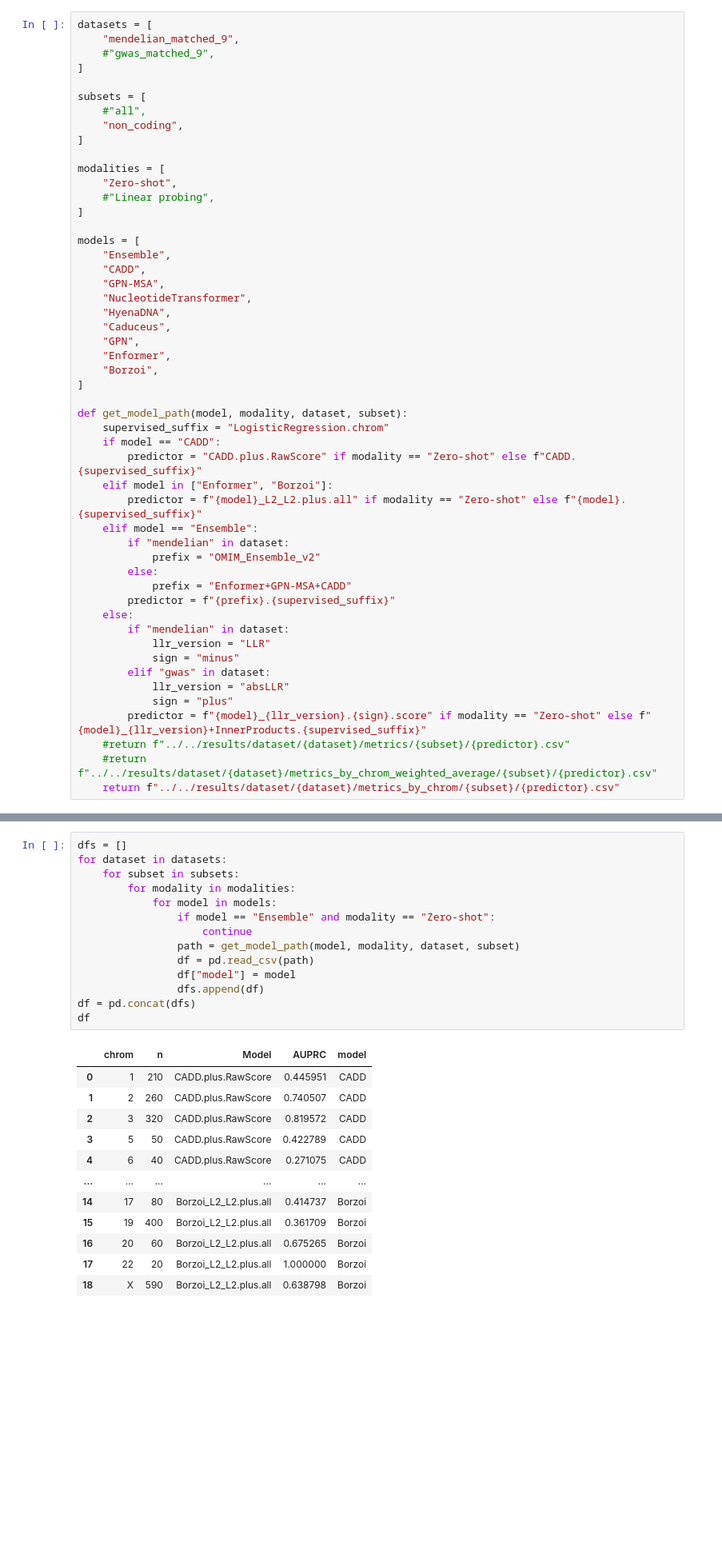
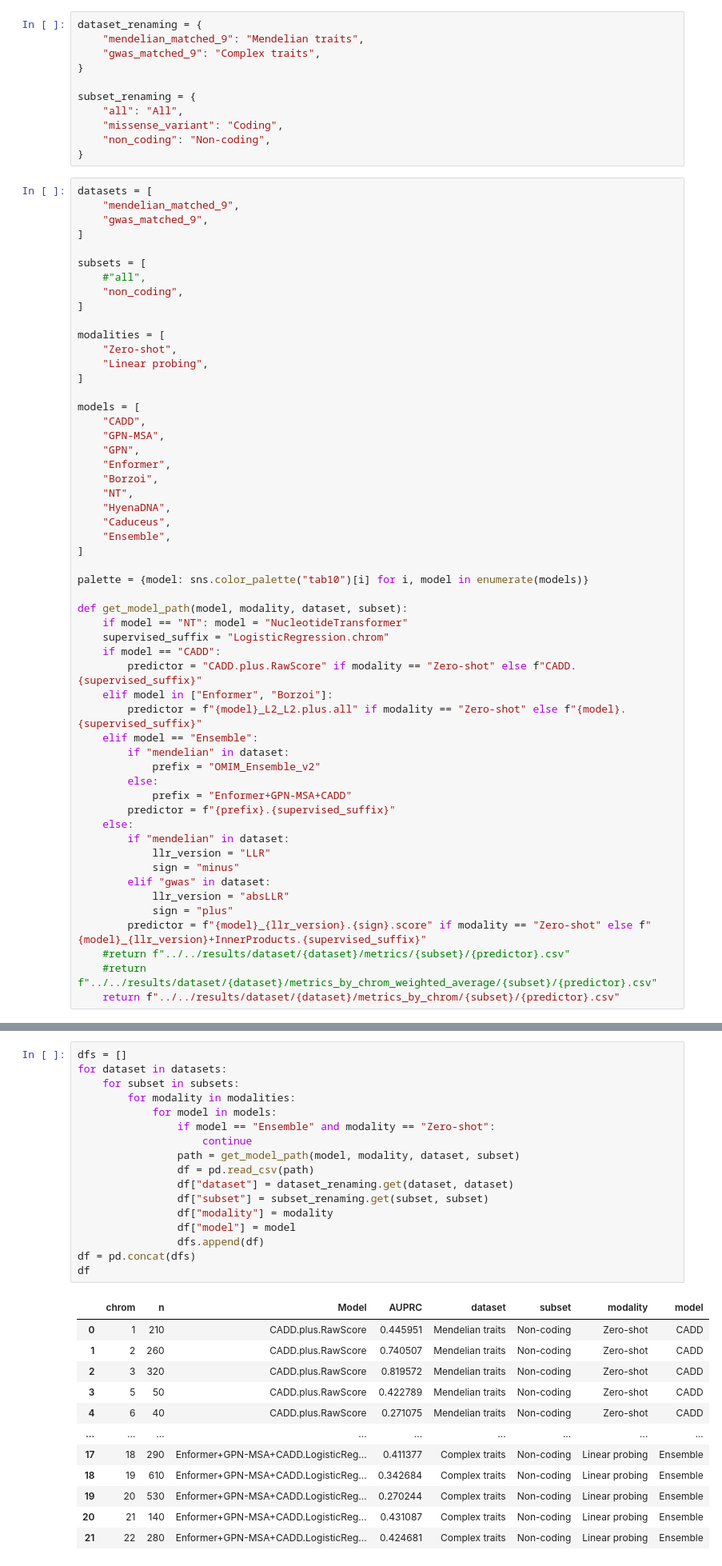
Before and after one commit to minjaf/TraitGym, a Jupyter notebook: workflow/notebooks/results_table.ipynb, the cells around one changed output, grey strips where cells are left out. Shown: that part at 80% size. Cells and saved outputs as stored; diff of their text form; blank space fills up the shorter version.

```diff
--- a/workflow/notebooks/results_table.ipynb
+++ b/workflow/notebooks/results_table.ipynb
@@ -3,10 +3,21 @@ import matplotlib.pyplot as plt
 import numpy as np
 import pandas as pd
 import seaborn as sns
+# %%
+dataset_renaming = {
+    "mendelian_matched_9": "Mendelian traits",
+    "gwas_matched_9": "Complex traits",
+}
+
+subset_renaming = {
+    "all": "All",
+    "missense_variant": "Coding",
+    "non_coding": "Non-coding",
+}
 # %%
 datasets = [
     "mendelian_matched_9",
-    #"gwas_matched_9",
+    "gwas_matched_9",
 ]
 
 subsets = [
@@ -16,22 +27,25 @@ subsets = [
 
 modalities = [
     "Zero-shot",
-    #"Linear probing",
+    "Linear probing",
 ]
 
 models = [
-    "Ensemble",
     "CADD",
     "GPN-MSA",
-    "NucleotideTransformer",
-    "HyenaDNA",
-    "Caduceus",
     "GPN",
     "Enformer",
     "Borzoi",
+    "NT",
+    "HyenaDNA",
+    "Caduceus",
+    "Ensemble",
 ]
 
+palette = {model: sns.color_palette("tab10")[i] for i, model in enumerate(models)}
+
 def get_model_path(model, modality, dataset, subset):
+    if model == "NT": model = "NucleotideTransformer"
     supervised_suffix = "LogisticRegression.chrom"
     if model == "CADD":
         predictor = "CADD.plus.RawScore" if modality == "Zero-shot" else f"CADD.{supervised_suffix}"
@@ -102,27 +116,30 @@ plt.xlim(0.1)
 # %%
 dfs = []
 for dataset in datasets:
     for subset in subsets:
         for modality in modalities:
             for model in models:
                 if model == "Ensemble" and modality == "Zero-shot":
                     continue
                 path = get_model_path(model, modality, dataset, subset)
                 df = pd.read_csv(path)
+                df["dataset"] = dataset_renaming.get(dataset, dataset)
+                df["subset"] = subset_renaming.get(subset, subset)
+                df["modality"] = modality
                 df["model"] = model
                 dfs.append(df)
 df = pd.concat(dfs)
 df
 # %% [output]
-|  | chrom | n | Model | AUPRC | model |
-| 0 | 1 | 210 | CADD.plus.RawScore | 0.445951 | CADD |
-| 1 | 2 | 260 | CADD.plus.RawScore | 0.740507 | CADD |
-| 2 | 3 | 320 | CADD.plus.RawScore | 0.819572 | CADD |
-| 3 | 5 | 50 | CADD.plus.RawScore | 0.422789 | CADD |
-| 4 | 6 | 40 | CADD.plus.RawScore | 0.271075 | CADD |
-| ... | ... | ... | ... | ... | ... |
-| 14 | 17 | 80 | Borzoi_L2_L2.plus.all | 0.414737 | Borzoi |
-| 15 | 19 | 400 | Borzoi_L2_L2.plus.all | 0.361709 | Borzoi |
-| 16 | 20 | 60 | Borzoi_L2_L2.plus.all | 0.675265 | Borzoi |
-| 17 | 22 | 20 | Borzoi_L2_L2.plus.all | 1.000000 | Borzoi |
-| 18 | X | 590 | Borzoi_L2_L2.plus.all | 0.638798 | Borzoi |
+|  | chrom | n | Model | AUPRC | dataset | subset | modality | model |
+| 0 | 1 | 210 | CADD.plus.RawScore | 0.445951 | Mendelian traits | Non-coding | Zero-shot | CADD |
+| 1 | 2 | 260 | CADD.plus.RawScore | 0.740507 | Mendelian traits | Non-coding | Zero-shot | CADD |
+| 2 | 3 | 320 | CADD.plus.RawScore | 0.819572 | Mendelian traits | Non-coding | Zero-shot | CADD |
+| 3 | 5 | 50 | CADD.plus.RawScore | 0.422789 | Mendelian traits | Non-coding | Zero-shot | CADD |
+| 4 | 6 | 40 | CADD.plus.RawScore | 0.271075 | Mendelian traits | Non-coding | Zero-shot | CADD |
+| ... | ... | ... | ... | ... | ... | ... | ... | ... |
+| 17 | 18 | 290 | Enformer+GPN-MSA+CADD.LogisticReg... | 0.411377 | Complex traits | Non-coding | Linear probing | Ensemble |
+| 18 | 19 | 610 | Enformer+GPN-MSA+CADD.LogisticReg... | 0.342684 | Complex traits | Non-coding | Linear probing | Ensemble |
+| 19 | 20 | 530 | Enformer+GPN-MSA+CADD.LogisticReg... | 0.270244 | Complex traits | Non-coding | Linear probing | Ensemble |
+| 20 | 21 | 140 | Enformer+GPN-MSA+CADD.LogisticReg... | 0.431087 | Complex traits | Non-coding | Linear probing | Ensemble |
+| 21 | 22 | 280 | Enformer+GPN-MSA+CADD.LogisticReg... | 0.424681 | Complex traits | Non-coding | Linear probing | Ensemble |
```
Also changed, not shown: parts of 4 cells of this notebook.
